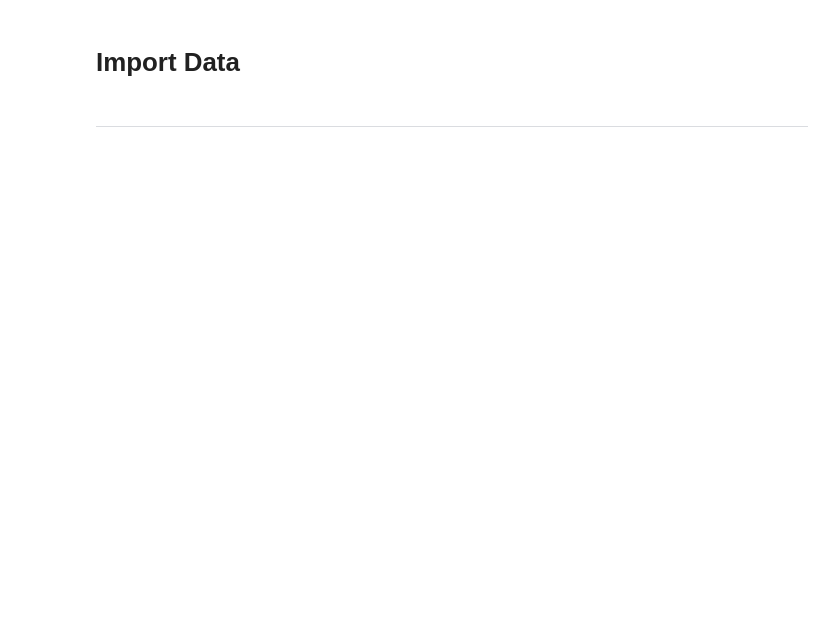
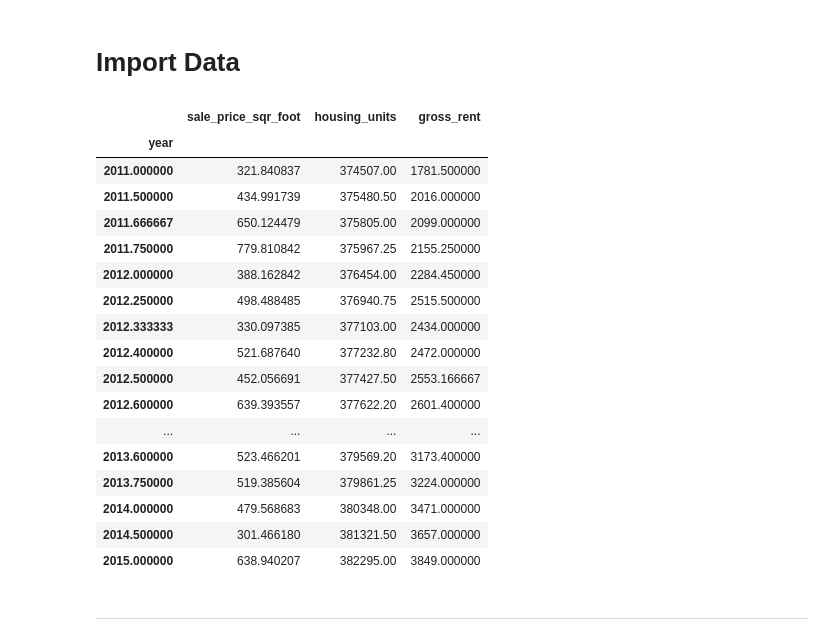
Before and after one commit to jcarlosusa/pyviz_homework, a Jupyter notebook: dashboard.ipynb, the cells around one changed output. Saved outputs shown, nothing was run; the diff lists cells and outputs as text; code cells hidden in the pictures; blank space fills up the shorter version.

```diff
--- a/dashboard.ipynb
+++ b/dashboard.ipynb
@@ -27,4 +34,28 @@ px.set_mapbox_access_token(map_box_api)
 # Import Data
 # %%
 # Import the necessary CSVs to Pandas DataFrames
-# YOUR CODE HERE!
+file_path = Path("Data/sfo_neighborhoods_census_data.csv")
+sfo_data = pd.read_csv(file_path)
+# %%
+sfo_mean=sfo_data.groupby('neighborhood').mean()
+sfo_mean.reset_index(drop=False,inplace=True)
+sfo_mean.groupby('year').mean()
+# %% [output]
+|  | sale_price_sqr_foot | housing_units | gross_rent |
+| year |  |  |  |
+| 2011.000000 | 321.840837 | 374507.00 | 1781.500000 |
+| 2011.500000 | 434.991739 | 375480.50 | 2016.000000 |
+| 2011.666667 | 650.124479 | 375805.00 | 2099.000000 |
+| 2011.750000 | 779.810842 | 375967.25 | 2155.250000 |
+| 2012.000000 | 388.162842 | 376454.00 | 2284.450000 |
+| 2012.250000 | 498.488485 | 376940.75 | 2515.500000 |
+| 2012.333333 | 330.097385 | 377103.00 | 2434.000000 |
+| 2012.400000 | 521.687640 | 377232.80 | 2472.000000 |
+| 2012.500000 | 452.056691 | 377427.50 | 2553.166667 |
+| 2012.600000 | 639.393557 | 377622.20 | 2601.400000 |
+| ... | ... | ... | ... |
+| 2013.600000 | 523.466201 | 379569.20 | 3173.400000 |
+| 2013.750000 | 519.385604 | 379861.25 | 3224.000000 |
+| 2014.000000 | 479.568683 | 380348.00 | 3471.000000 |
+| 2014.500000 | 301.466180 | 381321.50 | 3657.000000 |
+| 2015.000000 | 638.940207 | 382295.00 | 3849.000000 |
```
Also changed, not shown: parts of 26 cells of this notebook.
